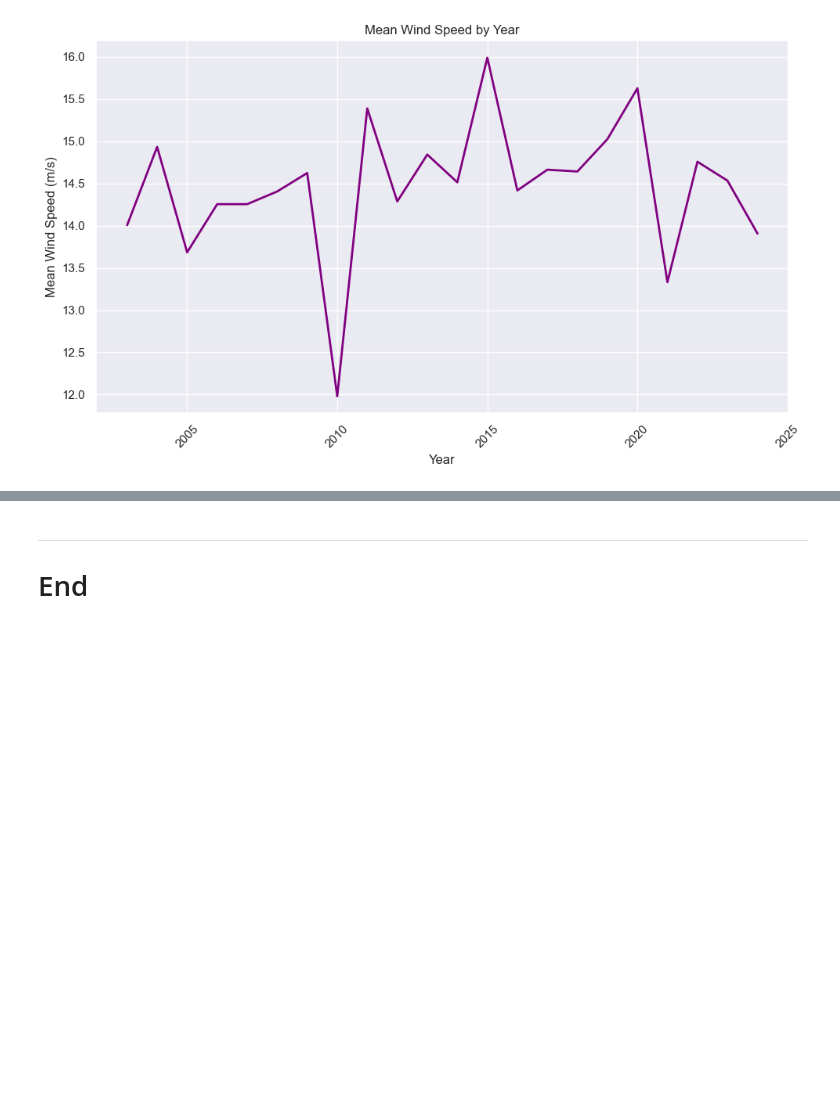
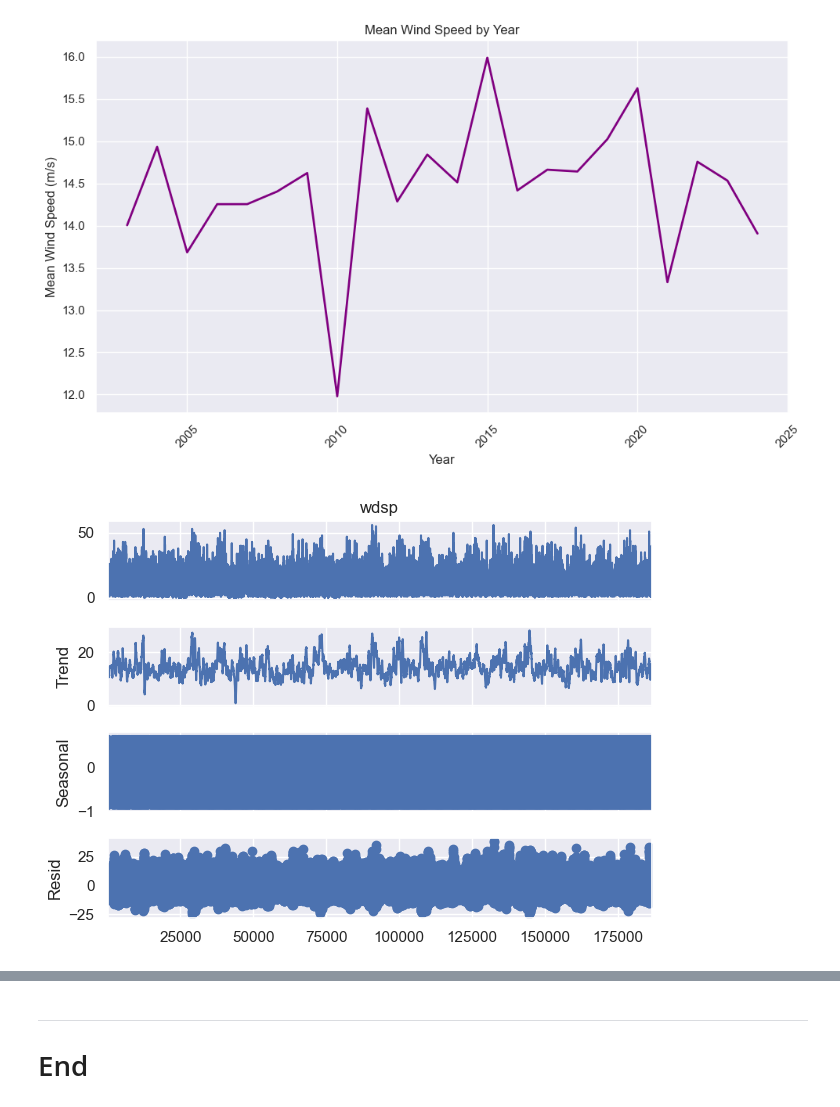
Before and after one commit to filipekojak88/PFDA, a Jupyter notebook: project/windspeed.ipynb, the cells around one changed output, grey strips where cells are left out. Drawn from its saved outputs; the diff is of its cells as text; code cells hidden in the pictures; blank space fills up the shorter version.

```diff
--- a/project/windspeed.ipynb
+++ b/project/windspeed.ipynb
@@ -250,3 +275,28 @@ plt.tight_layout()
 plt.show()
 # %% [output]
 [figure]
+# %%
+# Updated Power curve for the wind turbine
+def calculate_power(wind_speed, cut_in, rated_speed, cut_out, rated_power):
+    if wind_speed < cut_in:
+        return 0  # No power below the cut-in speed
+    elif wind_speed >= cut_in and wind_speed <= rated_speed:
+        # Linear increase between cut-in and rated speed
+        return (wind_speed - cut_in) / (rated_speed - cut_in) * rated_power
+    elif wind_speed > rated_speed and wind_speed <= cut_out:
+        # Full rated power between rated speed and cut-out speed
+        return rated_power
+    else:
+        return 0  # No power above the cut-out speed
+
+# Apply updated power calculation for each wind speed in your dataset
+df['estimated_power'] = df['wdsp'].apply(lambda x: calculate_power(x, 3.66, 13.92, 24.55, 2.19))  # Updated parameters
+# %%
+from statsmodels.tsa.seasonal import seasonal_decompose
+
+# Decompose the wind speed data (assuming daily data and yearly seasonality)
+decomposition = seasonal_decompose(df['wdsp'], model='additive', period=365)  # Adjust period as needed
+decomposition.plot()
+plt.show()
+# %% [output]
+[figure, added]
```
Also changed, not shown: parts of 4 cells of this notebook.
